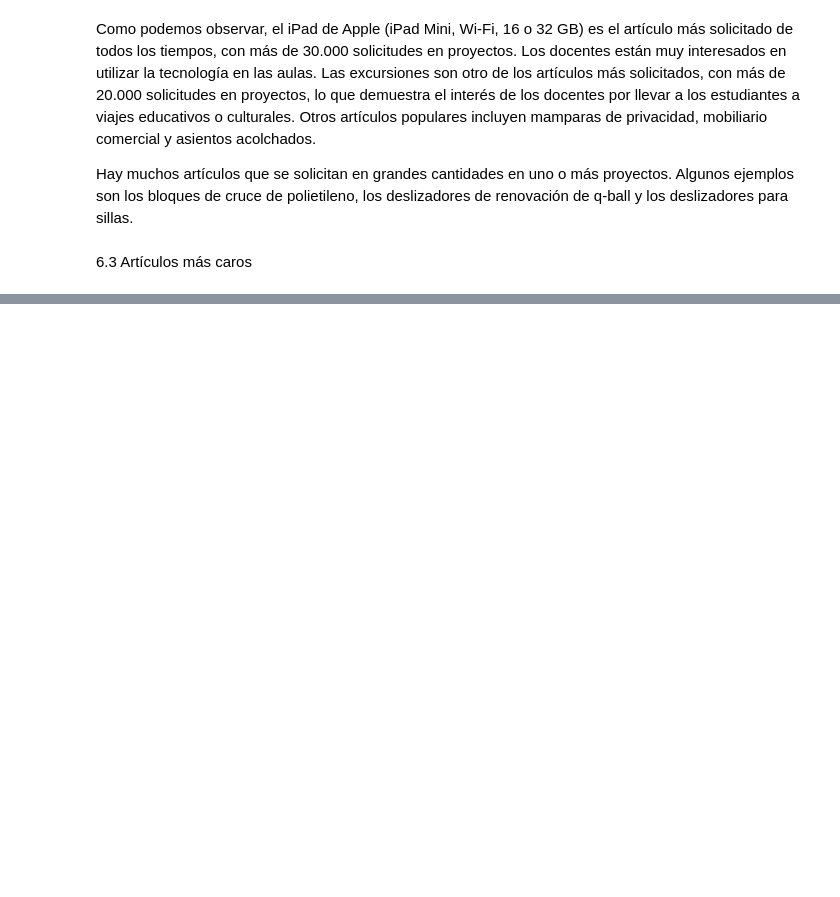
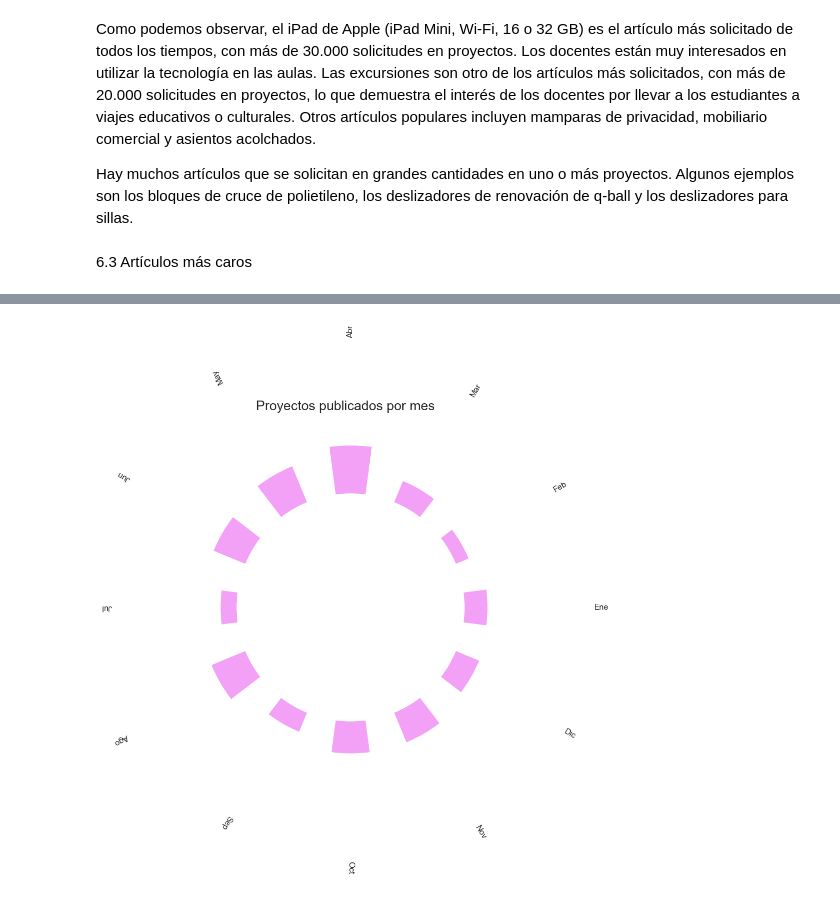
Before and after one commit to DevFntxy/ECBD_9A_IDGS_PRACTICAS_230892, a Jupyter notebook: Practica04/Practica04.ipynb, the cells around one changed output, grey strips where cells are left out. Saved outputs shown, nothing was run; the diff lists cells and outputs as text; code cells hidden in the pictures; blank space fills up the shorter version.

```diff
--- a/Practica04/Practica04.ipynb
+++ b/Practica04/Practica04.ipynb
@@ -62,7 +62,7 @@ import os
 base_path = r'c:\Users\derek\Desktop\ECBD_9A_IDGS_PRACTICAS_230892\Practica04'
 
 # Cargar datasets
-projects = pd.read_csv(os.path.join(base_path, 'Projects.csv'))
+projects_df = pd.read_csv(os.path.join(base_path, 'Projects.csv'))
 donations_df = pd.read_csv(os.path.join(base_path, 'Donations.csv'))
 donors_df = pd.read_csv(os.path.join(base_path, 'Donors.csv'))
 teachers_df = pd.read_csv(os.path.join(base_path, 'Teachers.csv'))
@@ -70,7 +70,7 @@ schools_df = pd.read_csv(os.path.join(base_path, 'Schools.csv'))
 resources_df = pd.read_csv(os.path.join(base_path, 'Resources.csv'))
 
 print("Datasets cargados:\n")
-print(f"Projects: {projects.shape}")
+print(f"Projects: {projects_df.shape}")
 print(f"Donations: {donations_df.shape}")
 print(f"Donors: {donors_df.shape}")
 print(f"Teachers_df: {teachers_df.shape}")
@@ -2703,0 +3156,95 @@ iplot(fig)
+# %%
+import pandas as pd
+import numpy as np
+import matplotlib.pyplot as plt
+
+# =====================================
+# Crear la columna Posted Month
+# =====================================
+
+if 'Posted Month' not in projects_df.columns:
+
+    if 'Fecha_Publicacion' in projects_df.columns:
+        projects_df['Posted Month'] = projects_df['Fecha_Publicacion'].dt.month
+
+    elif 'Posted Date' in projects_df.columns:
+        projects_df['Posted Month'] = pd.to_datetime(
+            projects_df['Posted Date'],
+            errors='coerce'
+        ).dt.month
+
+    elif 'Project Posted Date' in projects_df.columns:
+        projects_df['Posted Month'] = pd.to_datetime(
+            projects_df['Project Posted Date'],
+            errors='coerce'
+        ).dt.month
+
+    else:
+        raise Exception("No se encontró la fecha de publicación.")
+
+# =====================================
+# Contar proyectos por mes
+# =====================================
+
+t = projects_df['Posted Month'].value_counts().sort_index()
+
+meses = {
+    1: 'Ene',
+    2: 'Feb',
+    3: 'Mar',
+    4: 'Abr',
+    5: 'May',
+    6: 'Jun',
+    7: 'Jul',
+    8: 'Ago',
+    9: 'Sep',
+    10: 'Oct',
+    11: 'Nov',
+    12: 'Dic'
+}
+
+etiquetas = [meses[i] for i in t.index]
+valores = t.values
+
+# =====================================
+# Preparar gráfico
+# =====================================
+
+N = len(valores)
+
+theta = np.linspace(0, 2*np.pi, N, endpoint=False)
+width = (2*np.pi / N) * 0.5
+bottom = 50
+
+fig = plt.figure(figsize=(8,8))
+ax = plt.subplot(111, polar=True)
+
+fig.suptitle("Proyectos publicados por mes", fontsize=18)
+
+barras = ax.bar(
+    theta,
+    valores,
+    width=width,
+    bottom=bottom,
+    color="#f3a0f7"
+)
+
+ax.set_axis_off()
+
+rotaciones = np.degrees(theta)
+
+for angulo, barra, rotacion, etiqueta in zip(theta, barras, rotaciones, etiquetas):
+    ax.text(
+        angulo,
+        bottom + barra.get_height() + 50,
+        etiqueta,
+        rotation=rotacion,
+        rotation_mode='anchor',
+        ha='center',
+        va='center',
+        fontsize=11
+    )
+
+plt.show()
+# %% [output]
+[figure, added]
```
Also changed, not shown: parts of 41 cells of this notebook.
